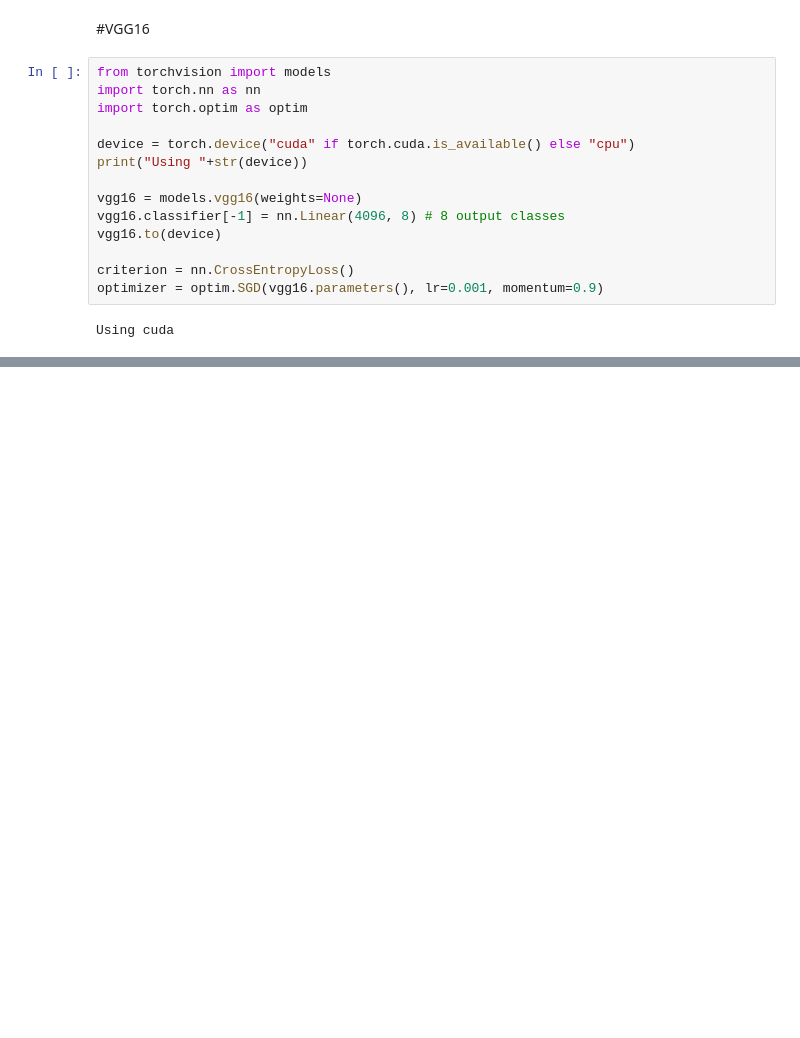
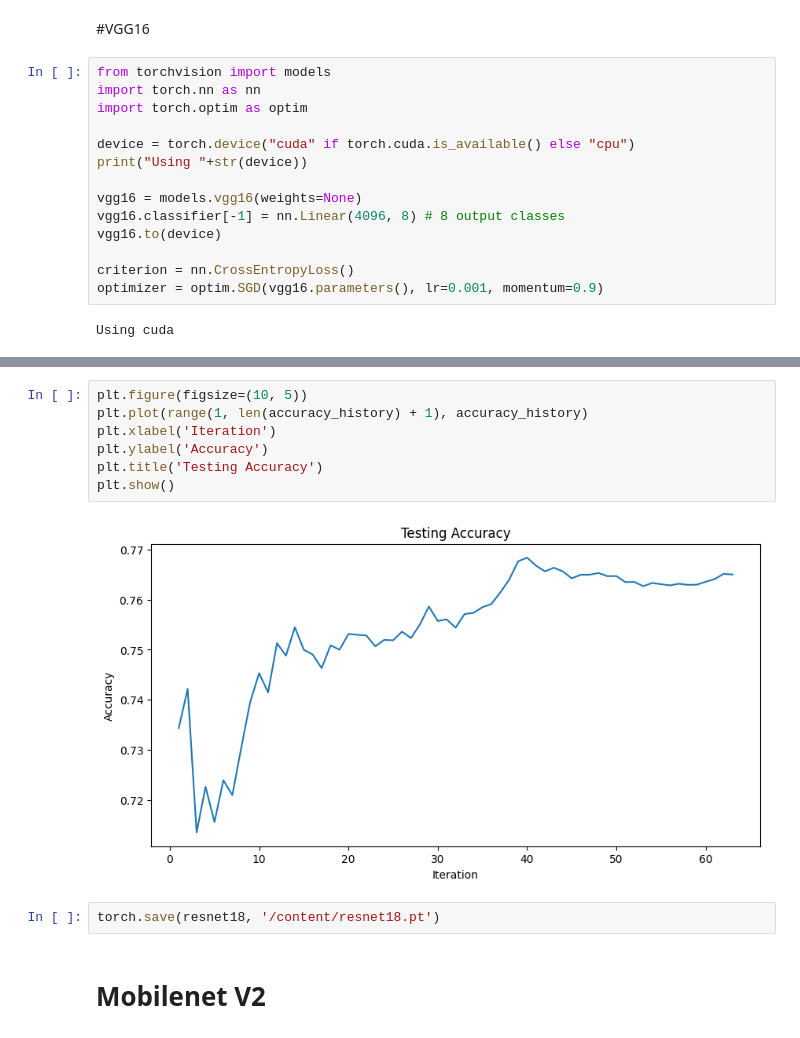
Before and after one commit to thuhinkhanna/COMP-6721-Project, a Jupyter notebook: AI_Project_Indo_Fashion_Dataset.ipynb, the cells around one changed output, grey strips where cells are left out. Saved outputs shown, nothing was run; the diff lists cells and outputs as text; blank space fills up the shorter version.

```diff
--- a/AI_Project_Indo_Fashion_Dataset.ipynb
+++ b/AI_Project_Indo_Fashion_Dataset.ipynb
@@ -492,0 +691,13 @@ plt.show()
+# %%
+plt.figure(figsize=(10, 5))
+plt.plot(range(1, len(accuracy_history) + 1), accuracy_history)
+plt.xlabel('Iteration')
+plt.ylabel('Accuracy')
+plt.title('Testing Accuracy')
+plt.show()
+# %% [output]
+[figure, added]
+# %%
+torch.save(resnet18, '/content/resnet18.pt')
+# %% [markdown]
+# Mobilenet V2
```
Also changed, not shown: parts of 11 cells of this notebook.
